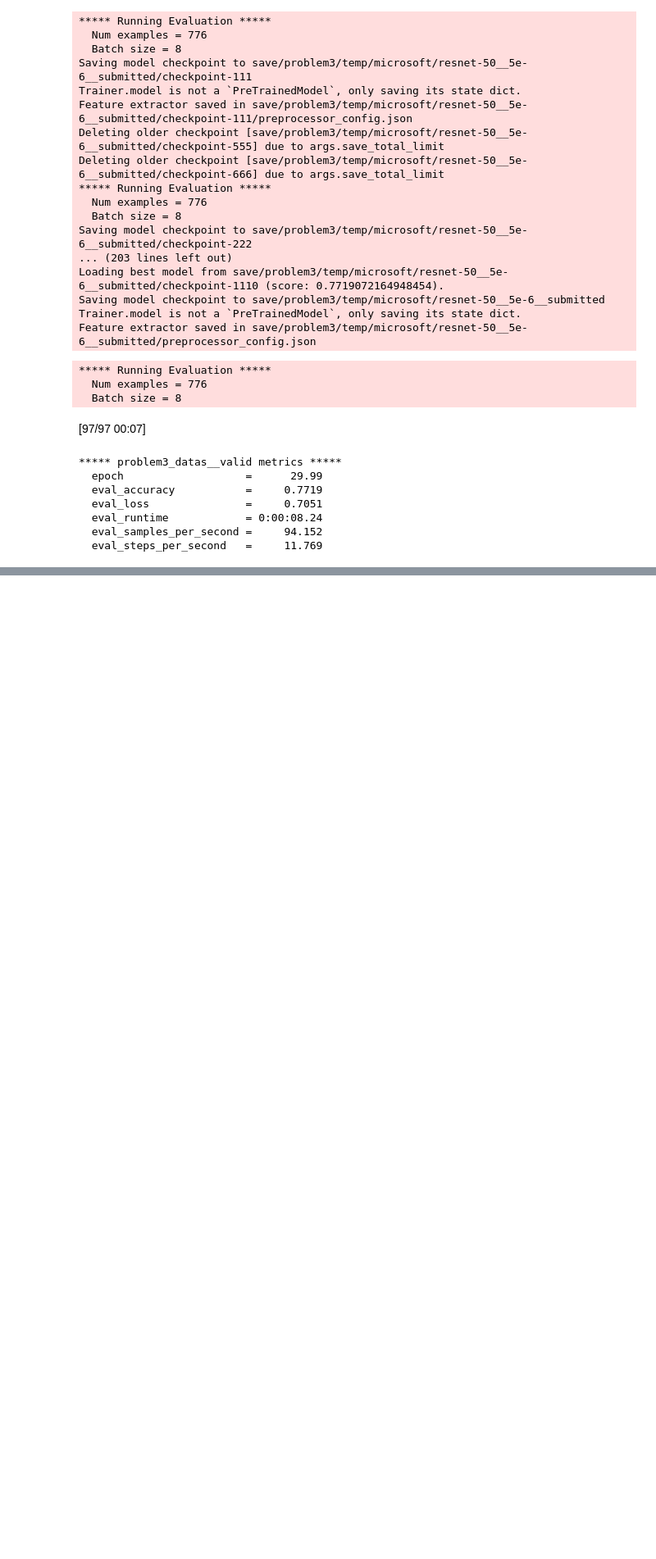
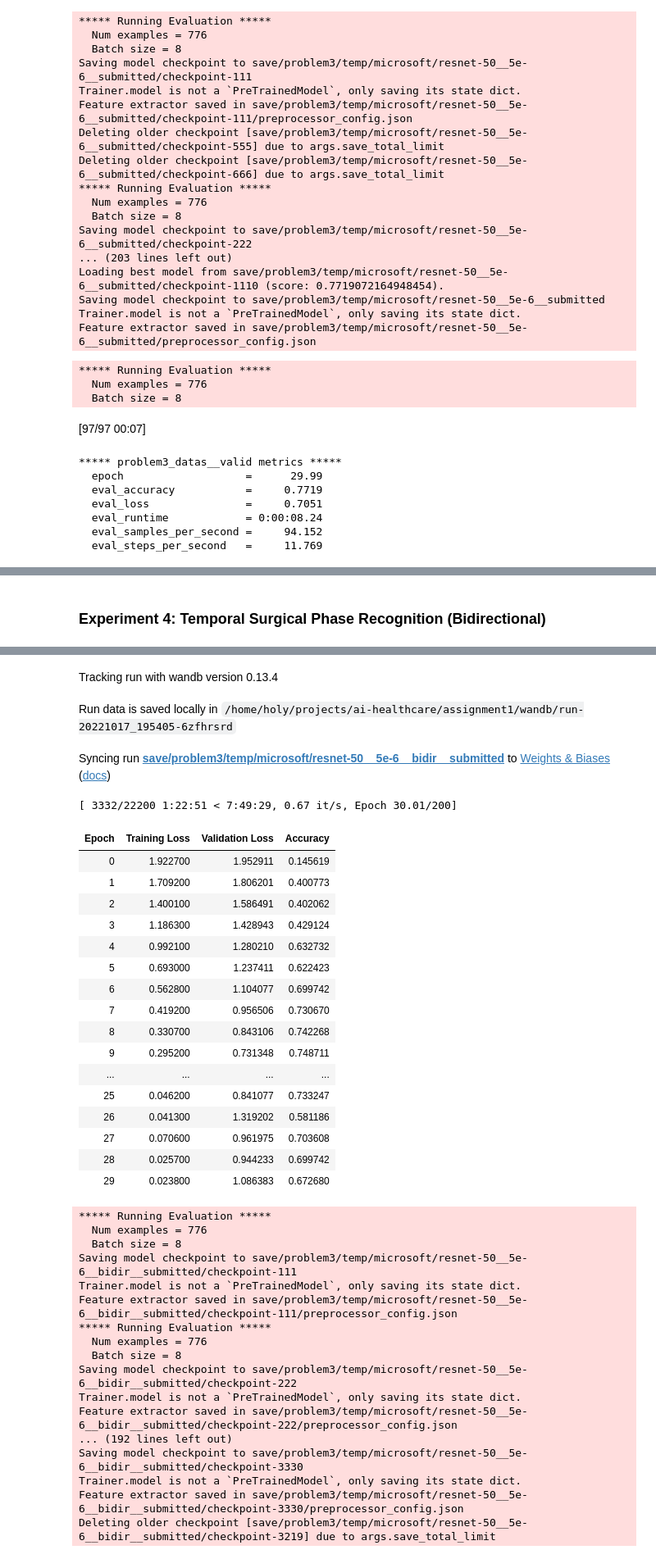
Before and after one commit to holylovenia/ai-healthcare, a Jupyter notebook: assignment1/problem3-solution.ipynb, the cells around one changed output, grey strips where cells are left out. Shown at 82% size. Cells and saved outputs as stored; diff of their text form; code cells hidden in the pictures; blank space fills up the shorter version.

```diff
--- a/assignment1/problem3-solution.ipynb
+++ b/assignment1/problem3-solution.ipynb
@@ -524,7 +623,8 @@ class TemporalLSTM(nn.Module):
         self.num_labels = num_labels
 
         self.lstm = nn.LSTM(
-            self.input_size, self.hidden_size, self.num_layers, batch_first=True, dropout=1)
+            self.input_size, self.hidden_size, self.num_layers,
+            batch_first=True, bidirectional=self.bidirectional, dropout=1)
         nn.init.xavier_normal_(self.lstm.all_weights[0][0])
         nn.init.xavier_normal_(self.lstm.all_weights[0][1])
         self.classifier = nn.Linear(self.hidden_size * (2 if self.bidirectional else 1), self.num_labels)
@@ -540,10 +640,6 @@ class TemporalLSTM(nn.Module):
             loss_fct = F.cross_entropy
             loss = loss_fct(logits.view(-1, self.num_labels), labels.view(-1))
         return loss, logits
-
-#         y = y.contiguous().view(-1, self.hidden_size)
-#         y = y[self.sequence_length - 1::self.sequence_length]
-#         return y
 # %%
 class TemporalTrainer(Trainer):
     pass
@@ -692,0 +791,16 @@ plt.imshow(img)
+# %% [markdown]
+### Experiment 4: Temporal Surgical Phase Recognition (Bidirectional)
+# %%
+exp4_img_enc = AutoModelForImageClassification.from_pretrained(f"save/problem3/nontemp/{model_name_or_path}__1e-3")
+# %%
+exp4_temporal_lstm = TemporalLSTM(bidirectional=True)
+# %%
+exp4_temporal_network = TemporalNetwork(exp4_img_enc, exp4_temporal_lstm)
+# %%
+temporal_trainer = temporal_training(
+    exp4_temporal_network,
+    output_dir=f"save/problem3/temp/{model_name_or_path}__5e-6__bidir__submitted",
+    train_dataset=proc_datasets["train"],
+    eval_dataset=proc_datasets["valid"],
+    trainer_class=TemporalTrainer)
+# %% [output]
@@ -692,0 +817,38 @@ plt.imshow(img)
+Tracking run with wandb version 0.13.4
+Run data is saved locally in /home/holy/projects/ai-healthcare/assignment1/wandb/run-20221017_195405-6zfhrsrd
+Syncing run save/problem3/temp/microsoft/resnet-50__5e-6__bidir__submitted to Weights & Biases (docs)
+[ 3332/22200 1:22:51 < 7:49:29, 0.67 it/s, Epoch 30.01/200]
+| Epoch | Training Loss | Validation Loss | Accuracy |
+| 0 | 1.922700 | 1.952911 | 0.145619 |
+| 1 | 1.709200 | 1.806201 | 0.400773 |
+| 2 | 1.400100 | 1.586491 | 0.402062 |
+| 3 | 1.186300 | 1.428943 | 0.429124 |
+| 4 | 0.992100 | 1.280210 | 0.632732 |
+| 5 | 0.693000 | 1.237411 | 0.622423 |
+| 6 | 0.562800 | 1.104077 | 0.699742 |
+| 7 | 0.419200 | 0.956506 | 0.730670 |
+| 8 | 0.330700 | 0.843106 | 0.742268 |
+| 9 | 0.295200 | 0.731348 | 0.748711 |
+| ... | ... | ... | ... |
+| 25 | 0.046200 | 0.841077 | 0.733247 |
+| 26 | 0.041300 | 1.319202 | 0.581186 |
+| 27 | 0.070600 | 0.961975 | 0.703608 |
+| 28 | 0.025700 | 0.944233 | 0.699742 |
+| 29 | 0.023800 | 1.086383 | 0.672680 |
+***** Running Evaluation *****
+  Num examples = 776
+  Batch size = 8
+Saving model checkpoint to save/problem3/temp/microsoft/resnet-50__5e-6__bidir__submitted/checkpoint-111
+Trainer.model is not a `PreTrainedModel`, only saving its state dict.
+Feature extractor saved in save/problem3/temp/microsoft/resnet-50__5e-6__bidir__submitted/checkpoint-111/preprocessor_config.json
+***** Running Evaluation *****
+  Num examples = 776
+  Batch size = 8
+Saving model checkpoint to save/problem3/temp/microsoft/resnet-50__5e-6__bidir__submitted/checkpoint-222
+Trainer.model is not a `PreTrainedModel`, only saving its state dict.
+Feature extractor saved in save/problem3/temp/microsoft/resnet-50__5e-6__bidir__submitted/checkpoint-222/preprocessor_config.json
+... (192 lines left out)
+Saving model checkpoint to save/problem3/temp/microsoft/resnet-50__5e-6__bidir__submitted/checkpoint-3330
+Trainer.model is not a `PreTrainedModel`, only saving its state dict.
+Feature extractor saved in save/problem3/temp/microsoft/resnet-50__5e-6__bidir__submitted/checkpoint-3330/preprocessor_config.json
+Deleting older checkpoint [save/problem3/temp/microsoft/resnet-50__5e-6__bidir__submitted/checkpoint-3219] due to args.save_total_limit
```
Also changed, not shown: parts of 26 cells of this notebook, 8 other files.
